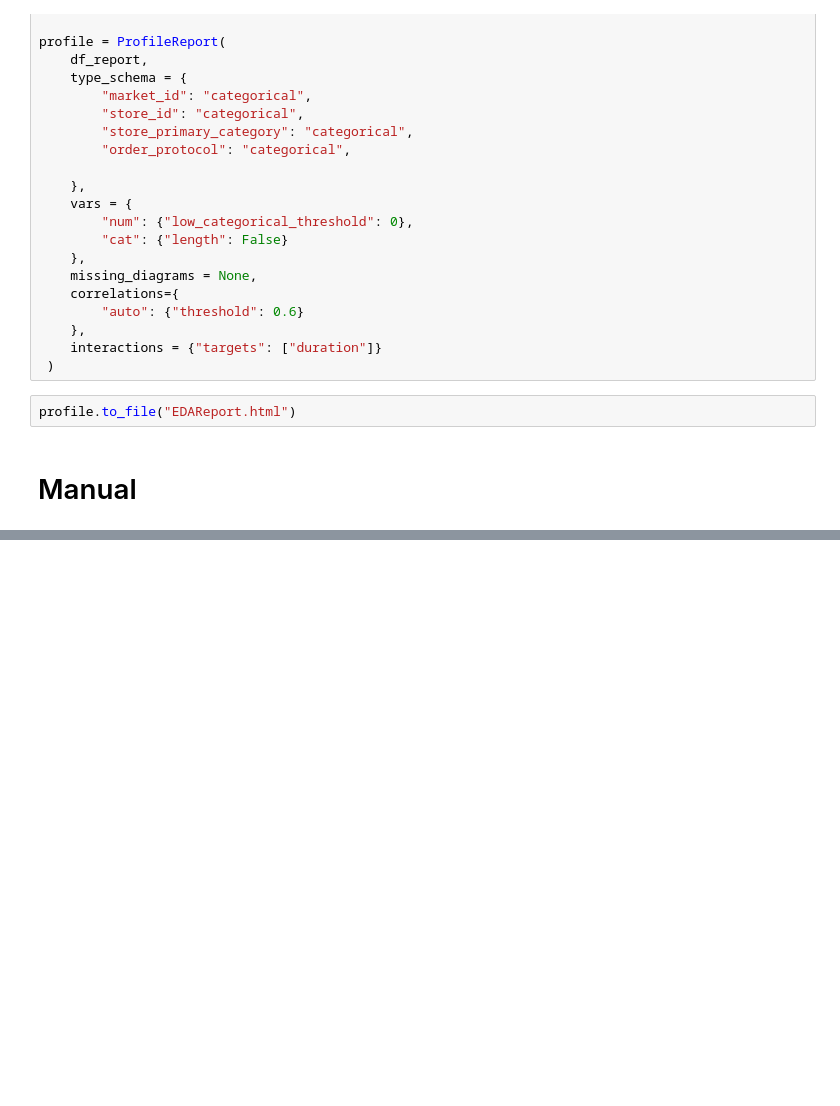
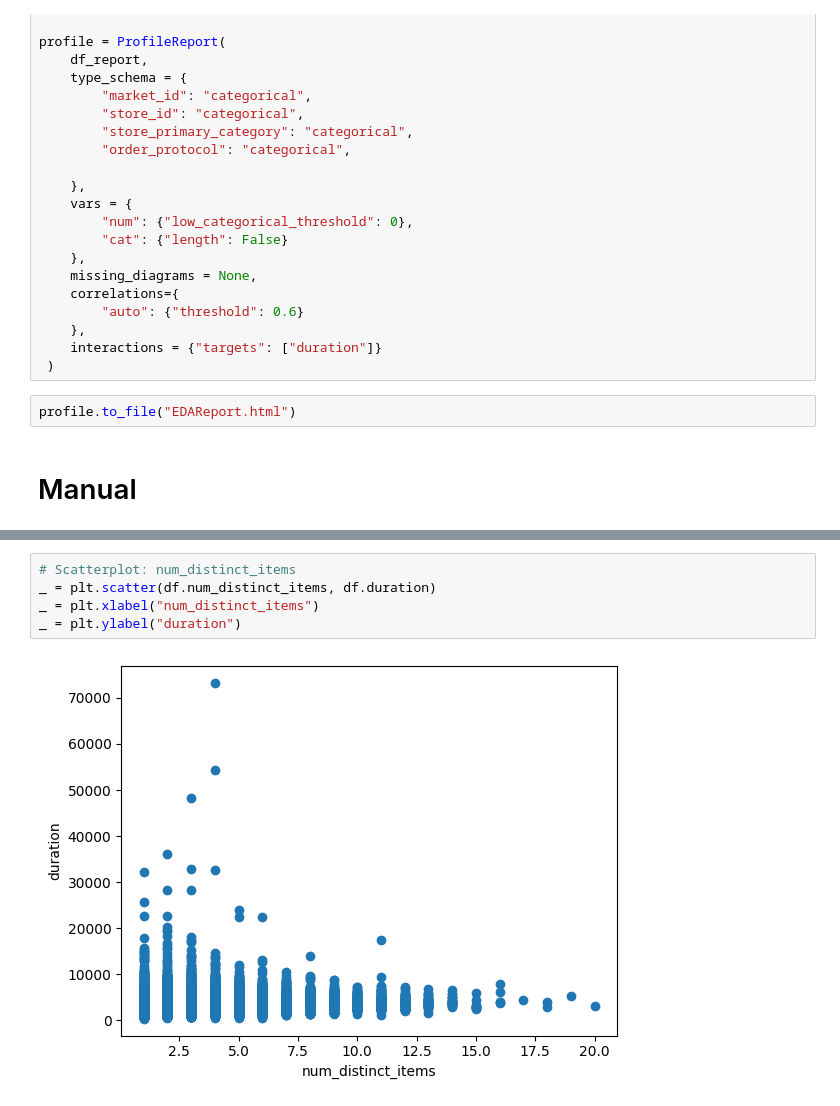
Before and after one commit to AhmetZamanis/MixedEffectsRegressionDeliveryTimes, a Jupyter notebook: 2_EDA.ipynb, the cells around one changed output, grey strips where cells are left out. Cells and saved outputs as stored; diff of their text form; blank space fills up the shorter version.

```diff
--- a/2_EDA.ipynb
+++ b/2_EDA.ipynb
@@ -74,0 +132,7 @@ profile.to_file("EDAReport.html")
+# %%
+# Scatterplot: num_distinct_items
+_ = plt.scatter(df.num_distinct_items, df.duration)
+_ = plt.xlabel("num_distinct_items")
+_ = plt.ylabel("duration")
+# %% [output]
+[figure, added]
```
Also changed, not shown: parts of 10 cells of this notebook, 2 other files.
